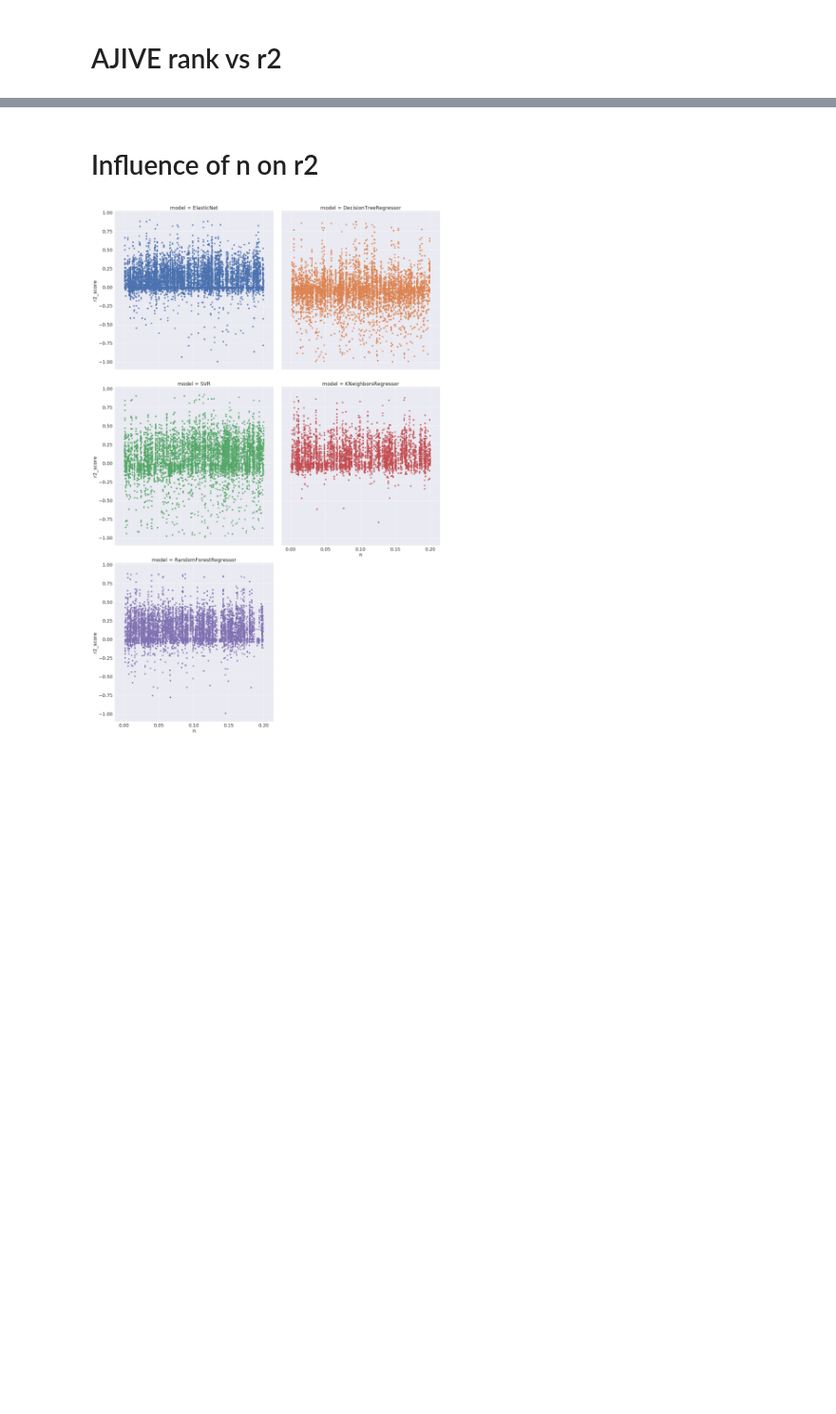
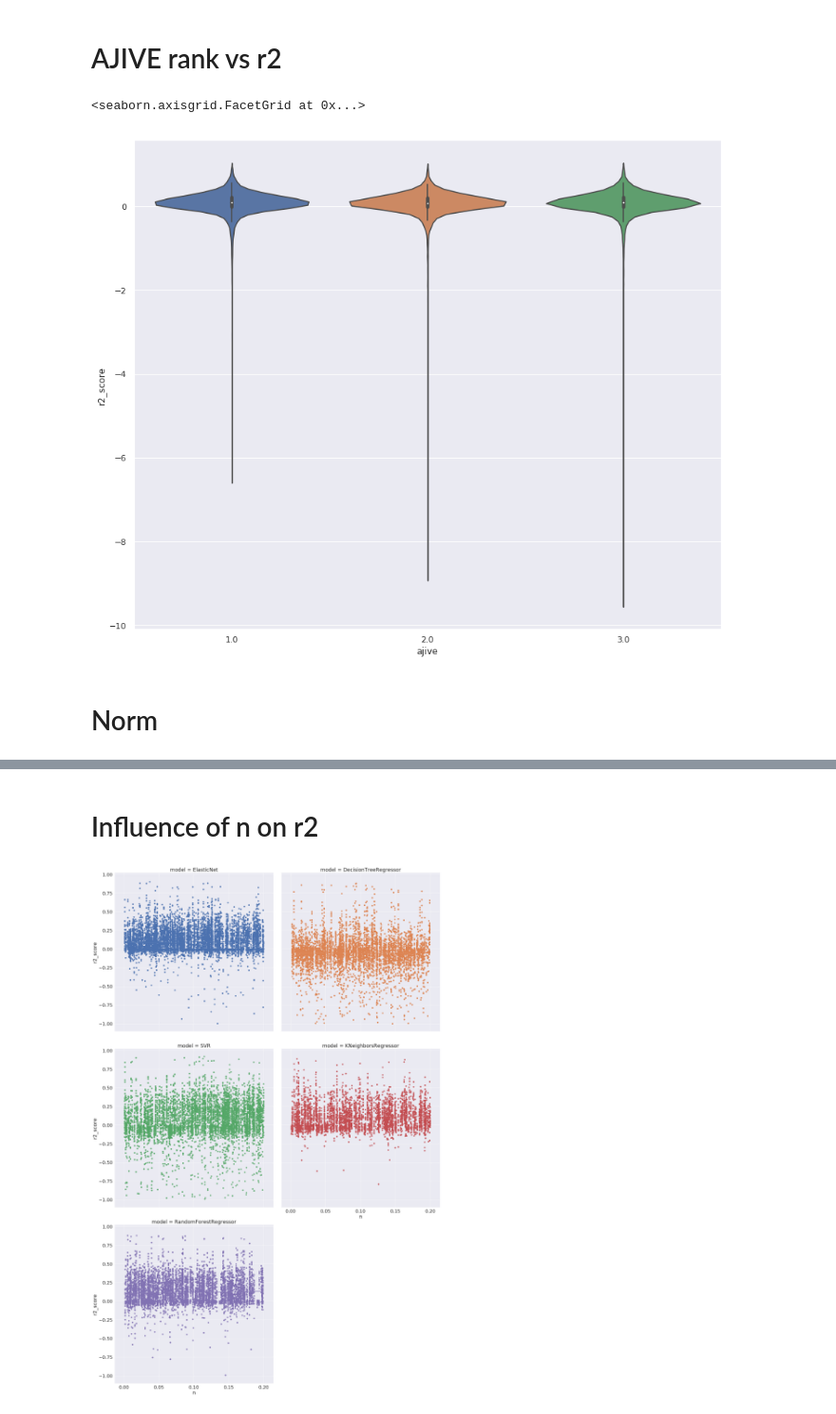
Before and after one commit to lucas-ubm/phc-data-pipeline, a Jupyter notebook: Analysis.ipynb, the cells around one changed output, grey strips where cells are left out. Shown at 95% size. Cells and saved outputs as stored; diff of their text form; code cells hidden in the pictures; blank space fills up the shorter version.

```diff
--- a/Analysis.ipynb
+++ b/Analysis.ipynb
@@ -265,2 +280,12 @@ plt.savefig('Model type of drug.png')
 # %% [markdown]
 # AJIVE rank vs r2
+# %%
+data = drug_data.join(ndata, on='run', rsuffix='drug')
+# %%
+sns.set(font_scale=1)
+sns.catplot(x='ajive', y='r2_score', data=data[data['r2_score']> -10], kind='violin', height=10, aspect=1.2)
+# %% [output]
+<seaborn.axisgrid.FacetGrid at 0x...>
+[figure, added]
+# %% [markdown]
+# Norm
```
Also changed, not shown: parts of 39 cells of this notebook, 5 other files.
